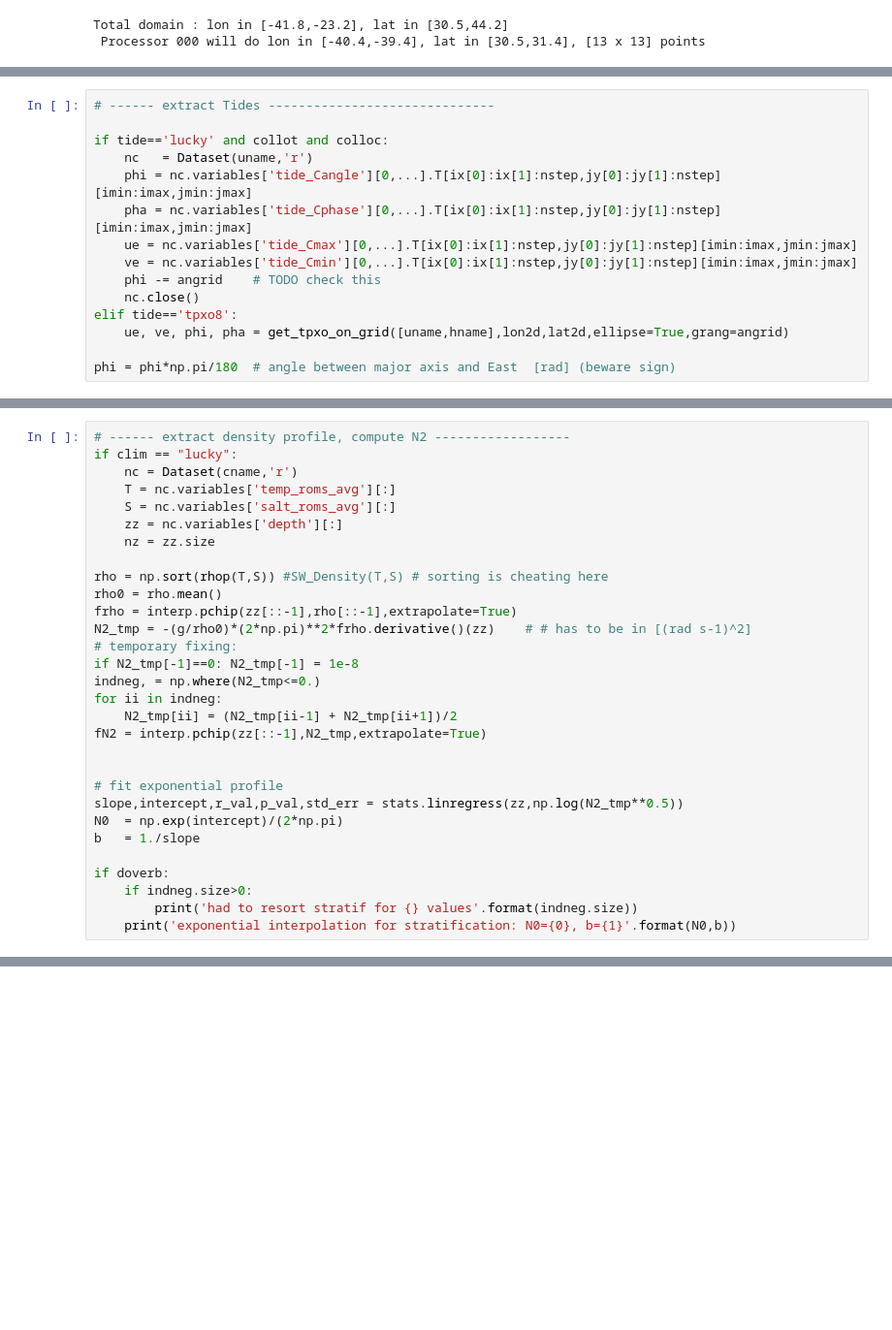
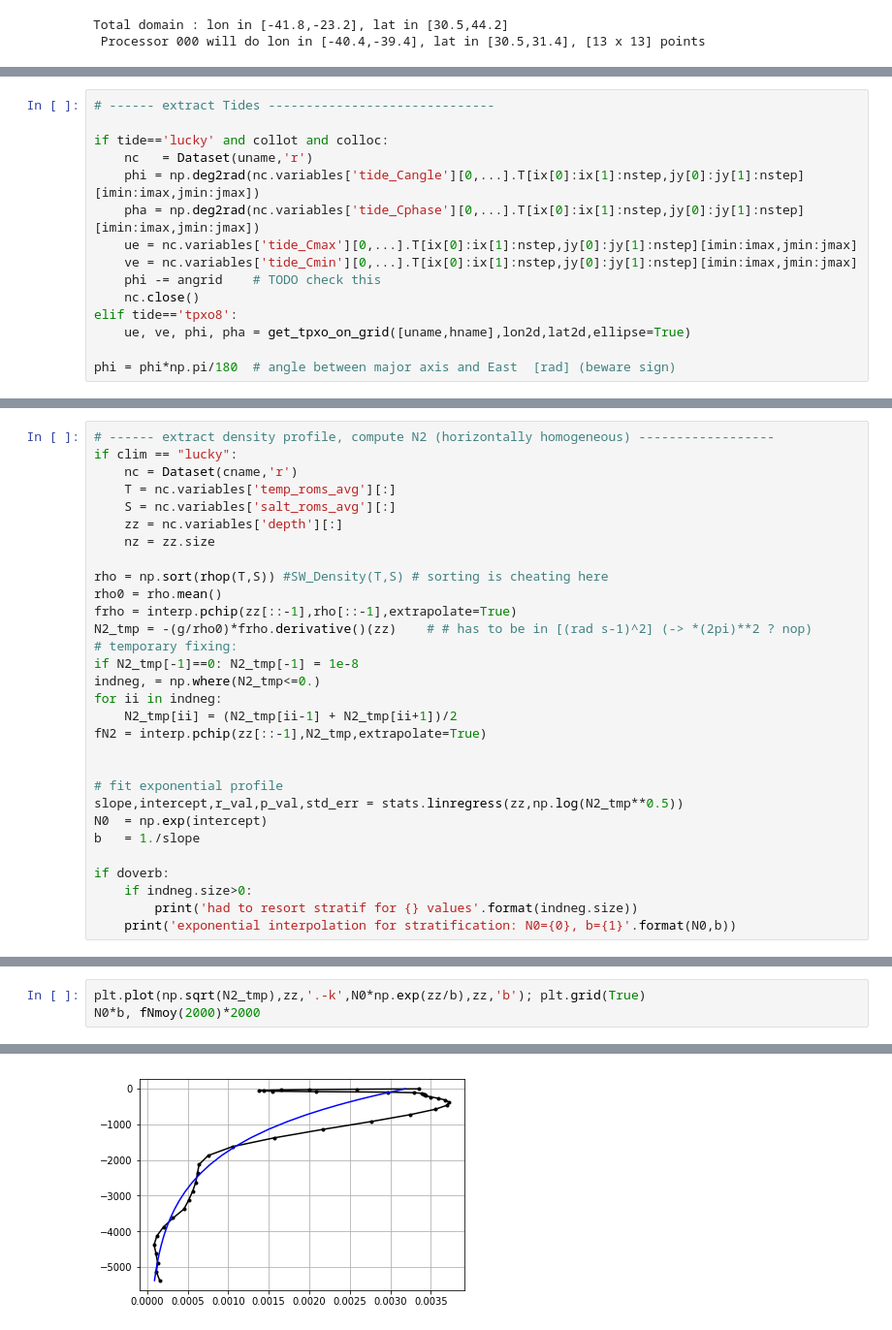
Before and after one commit to NoeLahaye/Int_Tide_Conv, a Jupyter notebook: comp_TideConv_tpxo.ipynb, the cells around one changed output, grey strips where cells are left out. Shown: that part at 97% size. Saved outputs shown, nothing was run; the diff lists cells and outputs as text; blank space fills up the shorter version.

Commit message:
add tpxo version

```diff
--- a/comp_TideConv_tpxo.ipynb
+++ b/comp_TideConv_tpxo.ipynb
@@ -224,13 +279,13 @@ array([[ 0.07158391,  0.07158424,  0.07158459,  0.07158493,  0.07158527,
 
 if tide=='lucky' and collot and colloc:
     nc   = Dataset(uname,'r')
-    phi = nc.variables['tide_Cangle'][0,...].T[ix[0]:ix[1]:nstep,jy[0]:jy[1]:nstep][imin:imax,jmin:jmax]
-    pha = nc.variables['tide_Cphase'][0,...].T[ix[0]:ix[1]:nstep,jy[0]:jy[1]:nstep][imin:imax,jmin:jmax]
+    phi = np.deg2rad(nc.variables['tide_Cangle'][0,...].T[ix[0]:ix[1]:nstep,jy[0]:jy[1]:nstep][imin:imax,jmin:jmax])
+    pha = np.deg2rad(nc.variables['tide_Cphase'][0,...].T[ix[0]:ix[1]:nstep,jy[0]:jy[1]:nstep][imin:imax,jmin:jmax])
     ue = nc.variables['tide_Cmax'][0,...].T[ix[0]:ix[1]:nstep,jy[0]:jy[1]:nstep][imin:imax,jmin:jmax]
     ve = nc.variables['tide_Cmin'][0,...].T[ix[0]:ix[1]:nstep,jy[0]:jy[1]:nstep][imin:imax,jmin:jmax]
     phi -= angrid    # TODO check this
     nc.close()
 elif tide=='tpxo8':
-    ue, ve, phi, pha = get_tpxo_on_grid([uname,hname],lon2d,lat2d,ellipse=True,grang=angrid)
+    ue, ve, phi, pha = get_tpxo_on_grid([uname,hname],lon2d,lat2d,ellipse=True)
 
 phi = phi*np.pi/180  # angle between major axis and East  [rad] (beware sign)
@@ -306,5 +292,5 @@ def get_tpxo_on_grid(filenames,lonr,latr,ellipse=False,grang=None):
 # %%
-# ------ extract density profile, compute N2 ------------------
+# ------ extract density profile, compute N2 (horizontally homogeneous) ------------------
 if clim == "lucky":
     nc = Dataset(cname,'r')
     T = nc.variables['temp_roms_avg'][:]
@@ -315,7 +301,7 @@ if clim == "lucky":
 rho = np.sort(rhop(T,S)) #SW_Density(T,S) # sorting is cheating here
 rho0 = rho.mean()
 frho = interp.pchip(zz[::-1],rho[::-1],extrapolate=True)
-N2_tmp = -(g/rho0)*(2*np.pi)**2*frho.derivative()(zz)    # # has to be in [(rad s-1)^2]
+N2_tmp = -(g/rho0)*frho.derivative()(zz)    # # has to be in [(rad s-1)^2] (-> *(2pi)**2 ? nop)
 # temporary fixing:
 if N2_tmp[-1]==0: N2_tmp[-1] = 1e-8
 indneg, = np.where(N2_tmp<=0.)
@@ -326,7 +312,7 @@ fN2 = interp.pchip(zz[::-1],N2_tmp,extrapolate=True)
 
 # fit exponential profile
 slope,intercept,r_val,p_val,std_err = stats.linregress(zz,np.log(N2_tmp**0.5))
-N0  = np.exp(intercept)/(2*np.pi)
+N0  = np.exp(intercept)
 b   = 1./slope
 
 if doverb:
@@ -337,0 +325,4 @@ exponential interpolation for stratification: N0=0.003103240019632272, b=1358.43
+# %%
+plt.plot(np.sqrt(N2_tmp),zz,'.-k',N0*np.exp(zz/b),zz,'b'); plt.grid(True)
+N0*b, fNmoy(2000)*2000
+# %% [output]
@@ -338,3 +330,4 @@ exponential interpolation for stratification: N0=0.003103240019632272, b=1358.43
+[figure, added]
 # %%
 # ------ prepare netcdf file and store "fix" variables---------------------------
 
```
Also changed, not shown: parts of 11 cells of this notebook, 3 other files.
